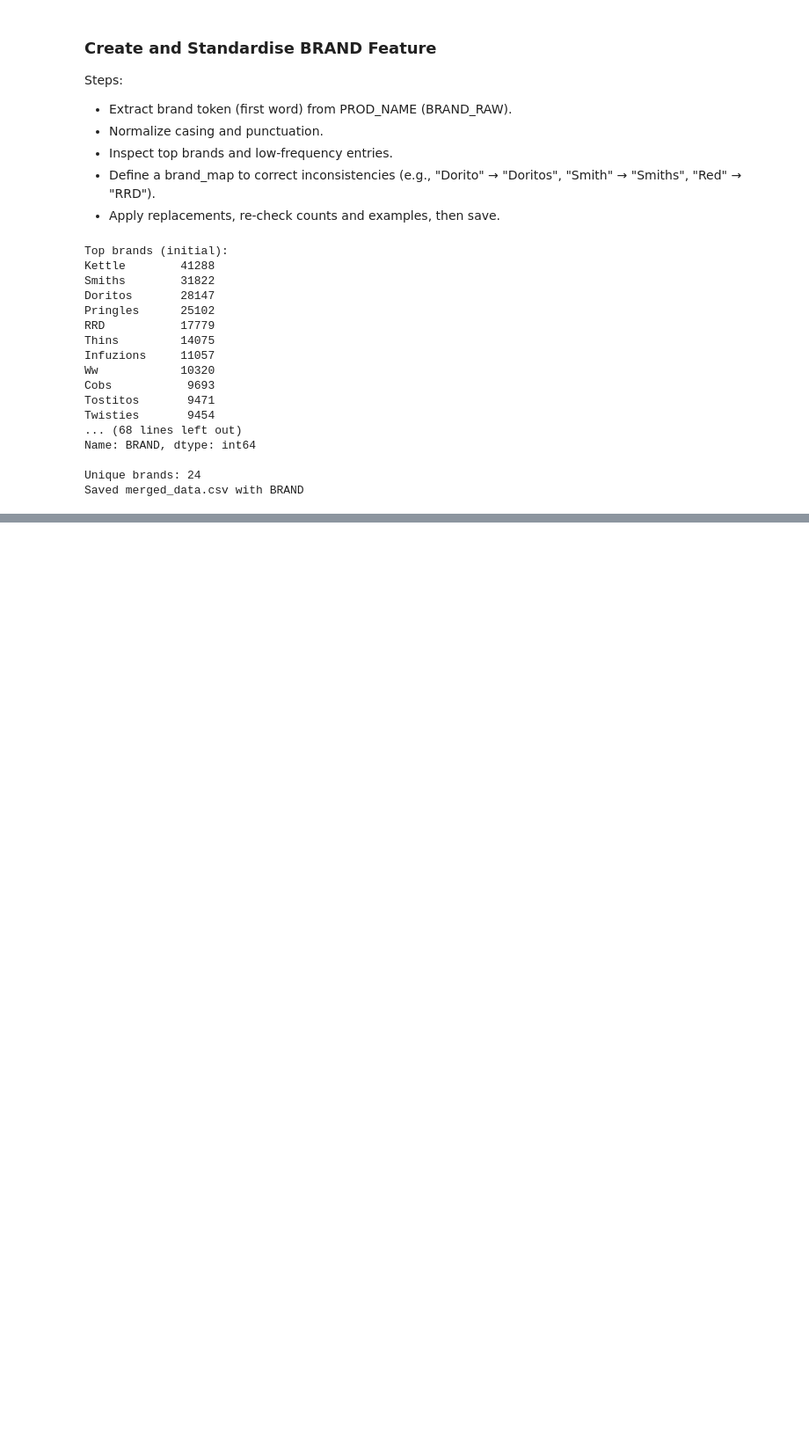
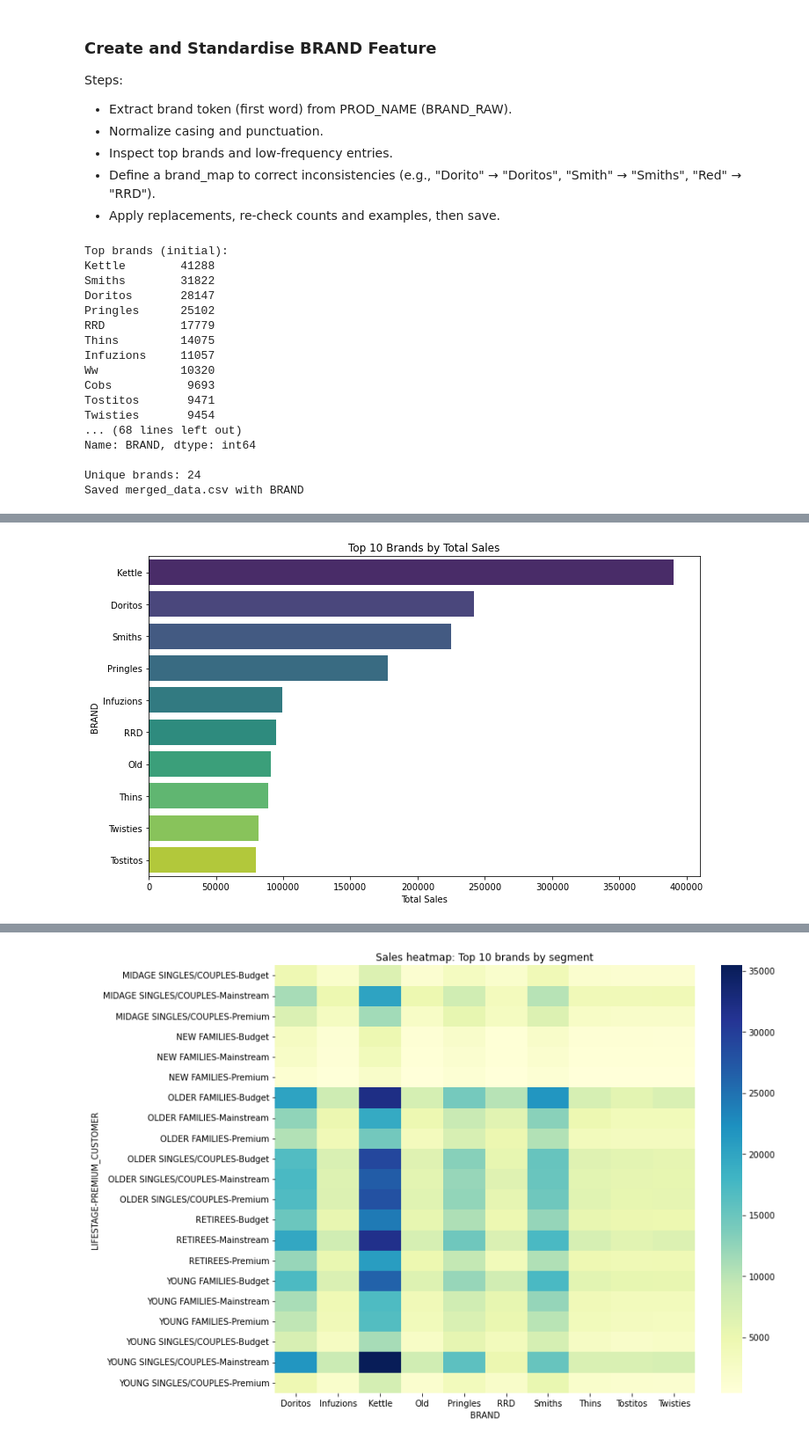
Before and after one commit to JanickVision27/Quantium_DataAnalysis_Project, a Jupyter notebook: Data Analysis First Section.ipynb, the cells around one changed output, grey strips where cells are left out. Shown at 88% size. Cells and saved outputs as stored; diff of their text form; code cells hidden in the pictures; blank space fills up the shorter version.

```diff
--- a/Data Analysis First Section.ipynb
+++ b/Data Analysis First Section.ipynb
@@ -546,3 +546,78 @@ Name: BRAND, dtype: int64
 
 Unique brands: 24
 Saved merged_data.csv with BRAND
+# %%
+import pandas as pd
+import matplotlib.pyplot as plt
+import seaborn as sns
+
+# Load merged_df (assuming brand feature is already created)
+merged_df = pd.read_csv('merged_data.csv')
+
+# Ensure BRAND exists (if not, the previous cell should have created it)
+if 'BRAND' not in merged_df.columns:
+    raise ValueError("BRAND column not found. Run the brand creation cell first.")
+
+# Fill any missing segments
+merged_df['LIFESTAGE'] = merged_df['LIFESTAGE'].fillna('Unknown')
+merged_df['PREMIUM_CUSTOMER'] = merged_df['PREMIUM_CUSTOMER'].fillna('Unknown')
+
+# 1) Overall: total sales by brand (ranked)
+total_sales_by_brand = (
+    merged_df.groupby('BRAND')['TOT_SALES']
+    .sum()
+    .reset_index(name='TOTAL_SALES')
+    .sort_values('TOTAL_SALES', ascending=False)
+)
+print("Top 20 brands (overall):")
+print(total_sales_by_brand.head(20))
+
+# Save overall brand sales
+total_sales_by_brand.to_csv('brand_total_sales.csv', index=False)
+
+# Quick plot: top 10 brands
+plt.figure(figsize=(10,6))
+sns.barplot(data=total_sales_by_brand.head(10), x='TOTAL_SALES', y='BRAND', palette='viridis')
+plt.title('Top 10 Brands by Total Sales')
+plt.xlabel('Total Sales')
+plt.tight_layout()
+plt.show()
+
+# 2) By segment: total sales by brand within each (LIFESTAGE, PREMIUM_CUSTOMER)
+seg_brand = (
+    merged_df.groupby(['LIFESTAGE','PREMIUM_CUSTOMER','BRAND'])['TOT_SALES']
+    .sum()
+    .reset_index(name='TOTAL_SALES')
+)
+
+# Get top 3 brands per segment
+top_n = 3
+top_brands_by_segment = (
+    seg_brand.sort_values(['LIFESTAGE','PREMIUM_CUSTOMER','TOTAL_SALES'], ascending=[True,True,False])
+    .groupby(['LIFESTAGE','PREMIUM_CUSTOMER'])
+    .head(top_n)
+    .reset_index(drop=True)
+)
+
+print("\nTop brands per (LIFESTAGE, PREMIUM_CUSTOMER) (sample):")
+print(top_brands_by_segment.head(40))
+
+# Save segment-level results
+top_brands_by_segment.to_csv('top_brands_by_segment.csv', index=False)
+seg_brand.to_csv('brand_sales_by_segment_full.csv', index=False)
+
+# Optional: heatmap for top overall brands across segments
+top10 = total_sales_by_brand['BRAND'].head(10).tolist()
+pivot = (
+    merged_df[merged_df['BRAND'].isin(top10)]
+    .groupby(['LIFESTAGE','PREMIUM_CUSTOMER','BRAND'])['TOT_SALES']
+    .sum()
+    .reset_index()
+    .pivot_table(index=['LIFESTAGE','PREMIUM_CUSTOMER'], columns='BRAND', values='TOT_SALES', fill_value=0)
+)
+plt.figure(figsize=(12,8))
+sns.heatmap(pivot, cmap='YlGnBu')
+plt.title('Sales heatmap: Top 10 brands by segment')
+plt.tight_layout()
+plt.show()
+# %% [output]
@@ -548,0 +641 @@ Saved merged_data.csv with BRAND
+[figure, added]
@@ -548,0 +659 @@ Saved merged_data.csv with BRAND
+[figure, added]
```
Also changed, not shown: parts of 4 cells of this notebook, 8 other files.
